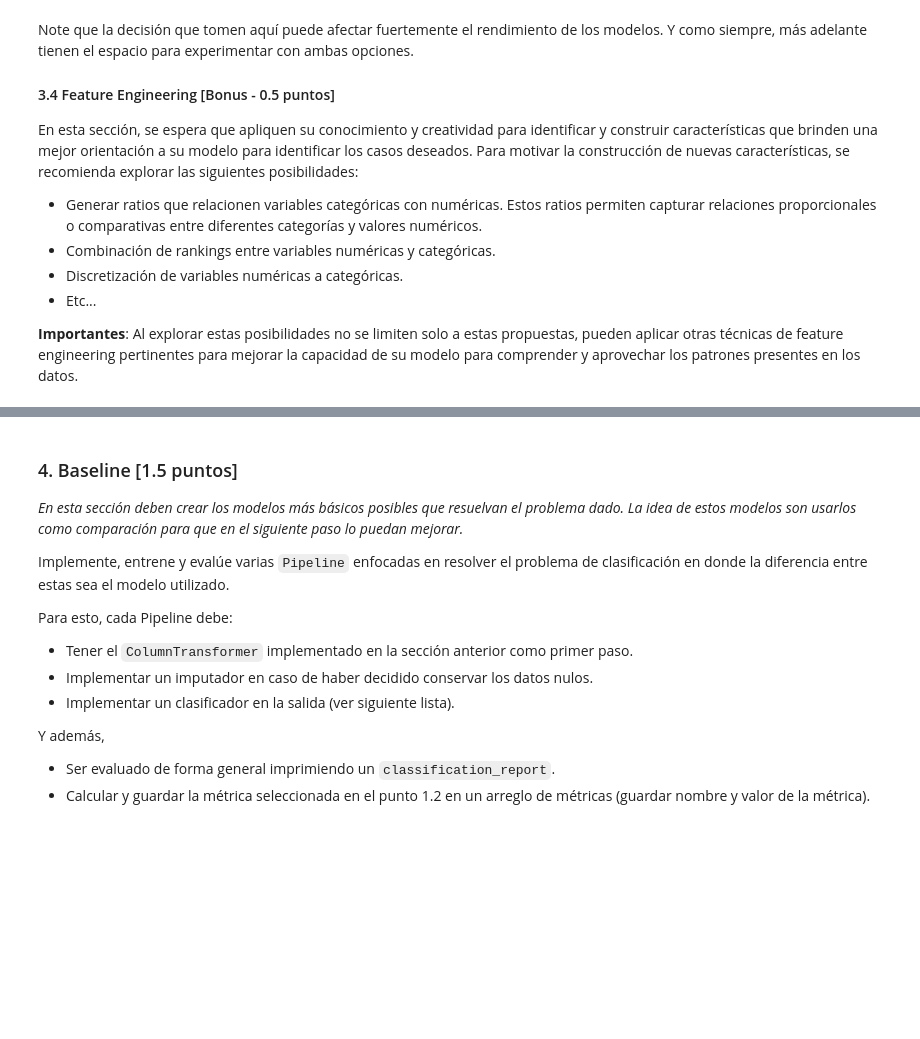
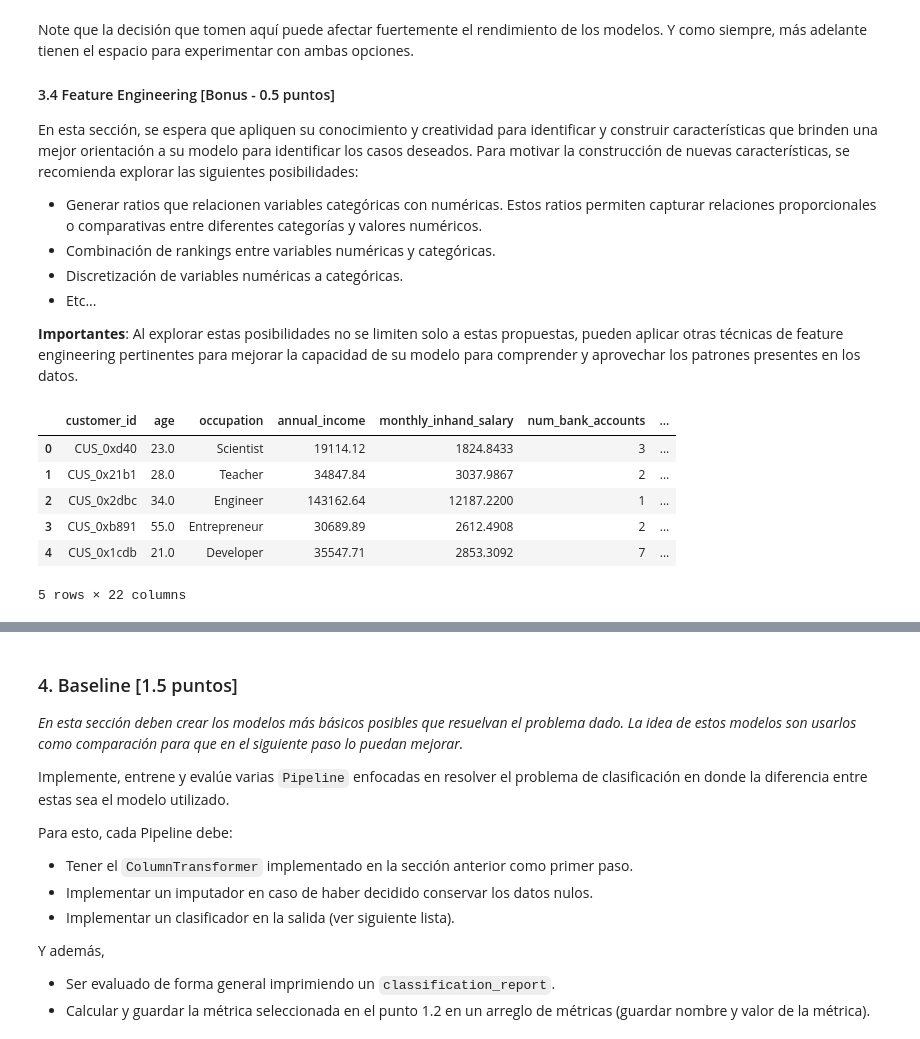
Before and after one commit to mgzotero/MDS7202, a Jupyter notebook: Proyectos/Proyecto 2/proyecto2.ipynb, the cells around one changed output, grey strips where cells are left out. Drawn from its saved outputs; the diff is of its cells as text; code cells hidden in the pictures; blank space fills up the shorter version.

```diff
--- a/Proyectos/Proyecto 2/proyecto2.ipynb
+++ b/Proyectos/Proyecto 2/proyecto2.ipynb
@@ -193,0 +137,17 @@ En esta sección, se espera que apliquen su conocimiento y creatividad para iden
+# %%
+# Lectura de datos
+
+df = pd.read_parquet(
+    "dataset.pq"
+)
+df_original = df.copy(deep=True)
+
+df.head(5)
+# %% [output]
+|  | customer_id | age | occupation | annual_income | monthly_inhand_salary | num_bank_accounts | ... |
+| 0 | CUS_0xd40 | 23.0 | Scientist | 19114.12 | 1824.8433 | 3 | ... |
+| 1 | CUS_0x21b1 | 28.0 | Teacher | 34847.84 | 3037.9867 | 2 | ... |
+| 2 | CUS_0x2dbc | 34.0 | Engineer | 143162.64 | 12187.2200 | 1 | ... |
+| 3 | CUS_0xb891 | 55.0 | Entrepreneur | 30689.89 | 2612.4908 | 2 | ... |
+| 4 | CUS_0x1cdb | 21.0 | Developer | 35547.71 | 2853.3092 | 7 | ... |
+5 rows × 22 columns
```
Also changed, not shown: parts of 29 cells of this notebook.
